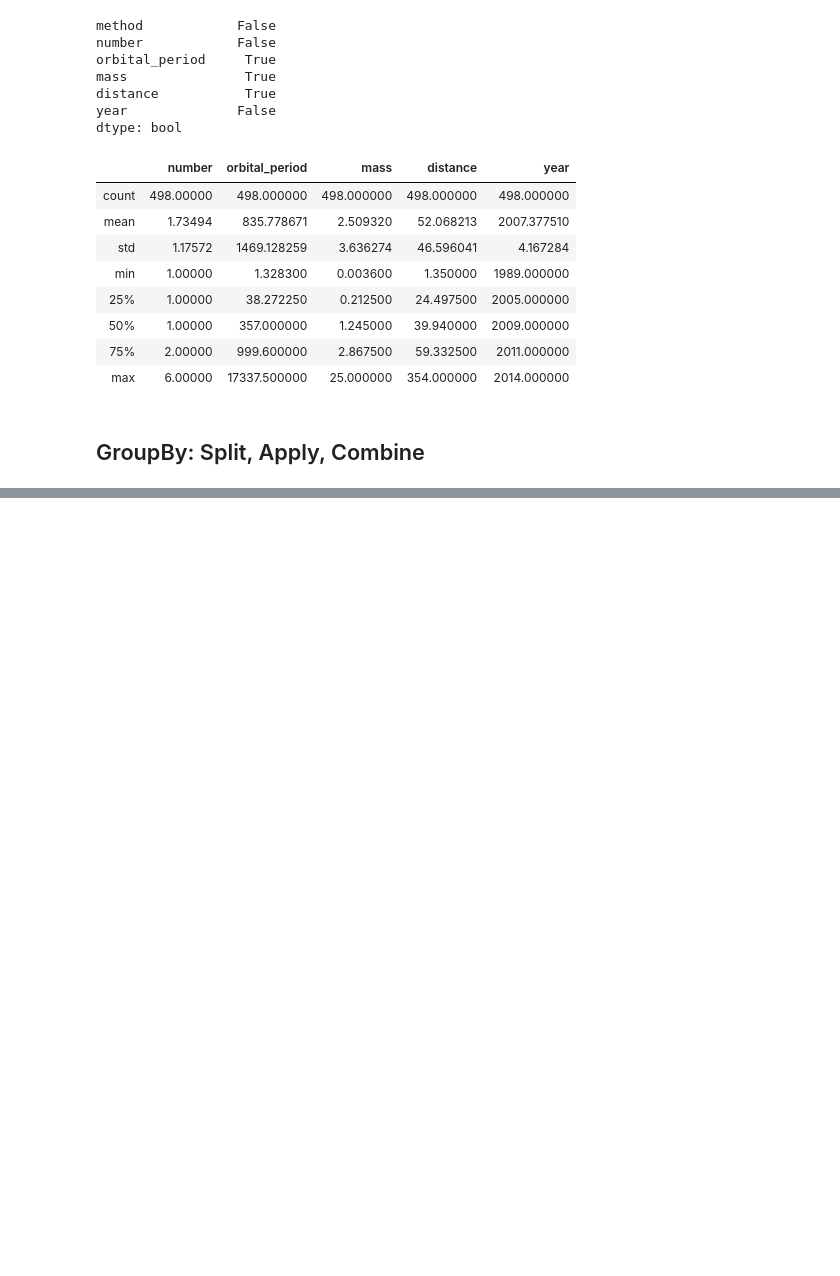
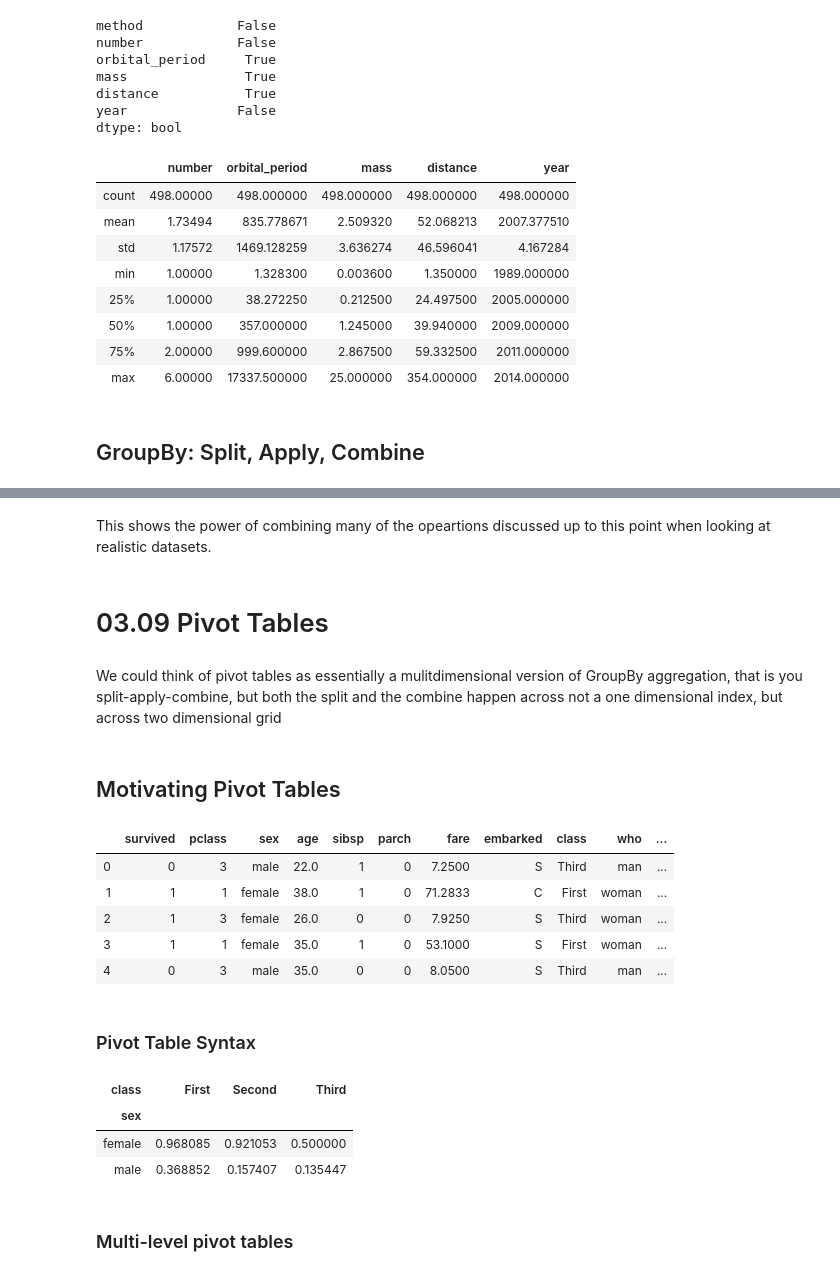
Before and after one commit to miaox018/DSHandbook, a Jupyter notebook: CH3 Part II (0307-0309).ipynb, the cells around one changed output, grey strips where cells are left out. Saved outputs shown, nothing was run; the diff lists cells and outputs as text; code cells hidden in the pictures; blank space fills up the shorter version.

```diff
--- a/CH3 Part II (0307-0309).ipynb
+++ b/CH3 Part II (0307-0309).ipynb
@@ -360,0 +607,35 @@ planets.dropna().describe()
+# %% [markdown]
+This shows the power of combining many of the opeartions discussed up to this point when looking at realistic datasets.
+# %% [markdown]
+# 03.09 Pivot Tables
+# %% [markdown]
+We could think of pivot tables as essentially a mulitdimensional version of GroupBy aggregation, that is you split-apply-combine, but both the split and the combine happen across not a one dimensional index, but across two dimensional grid
+# %% [markdown]
+## Motivating Pivot Tables
+# %%
+import numpy as np
+import pandas as pd
+import os
+
+data_path="C:/Users/miaoxi/Documents/LearnPython/seaborn-data-master"
+titanic= pd.read_csv(os.path.join(data_path,'titanic.csv'))
+# %%
+titanic.head()
+# %% [output]
+|  | survived | pclass | sex | age | sibsp | parch | fare | embarked | class | who | ... |
+| 0 | 0 | 3 | male | 22.0 | 1 | 0 | 7.2500 | S | Third | man | ... |
+| 1 | 1 | 1 | female | 38.0 | 1 | 0 | 71.2833 | C | First | woman | ... |
+| 2 | 1 | 3 | female | 26.0 | 0 | 0 | 7.9250 | S | Third | woman | ... |
+| 3 | 1 | 1 | female | 35.0 | 1 | 0 | 53.1000 | S | First | woman | ... |
+| 4 | 0 | 3 | male | 35.0 | 0 | 0 | 8.0500 | S | Third | man | ... |
+# %% [markdown]
+### Pivot Table Syntax
+# %%
+titanic.pivot_table('survived',index='sex', columns='class')
+# %% [output]
+| class | First | Second | Third |
+| sex |  |  |  |
+| female | 0.968085 | 0.921053 | 0.500000 |
+| male | 0.368852 | 0.157407 | 0.135447 |
+# %% [markdown]
+### Multi-level pivot tables
```
Also changed, not shown: parts of 38 cells of this notebook.
